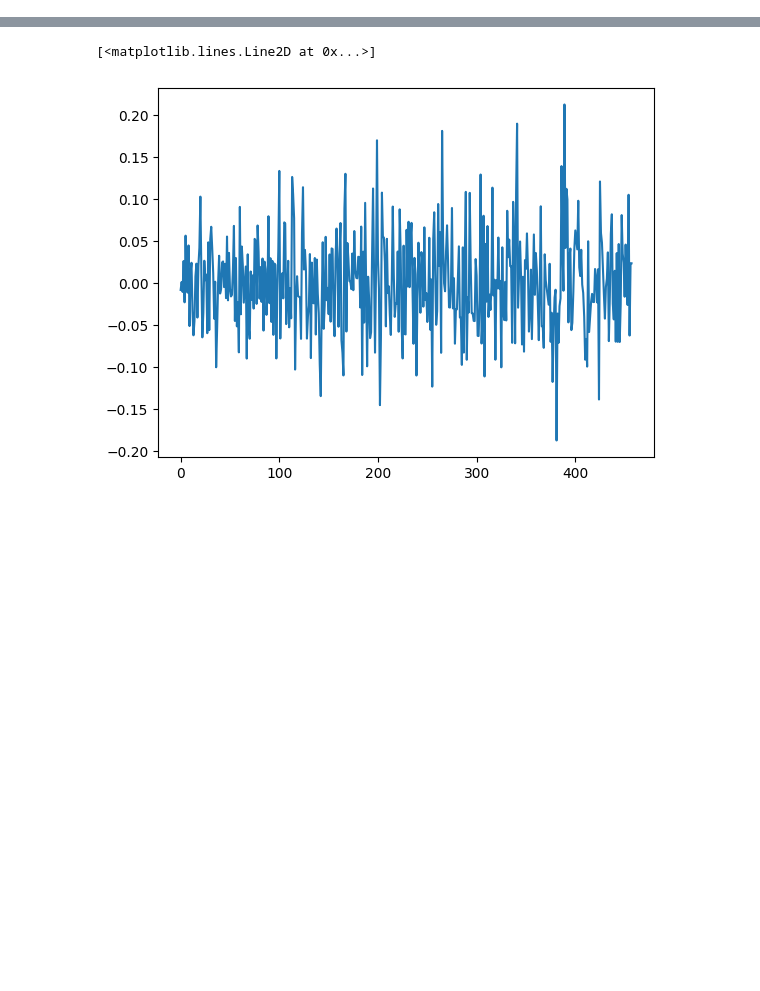
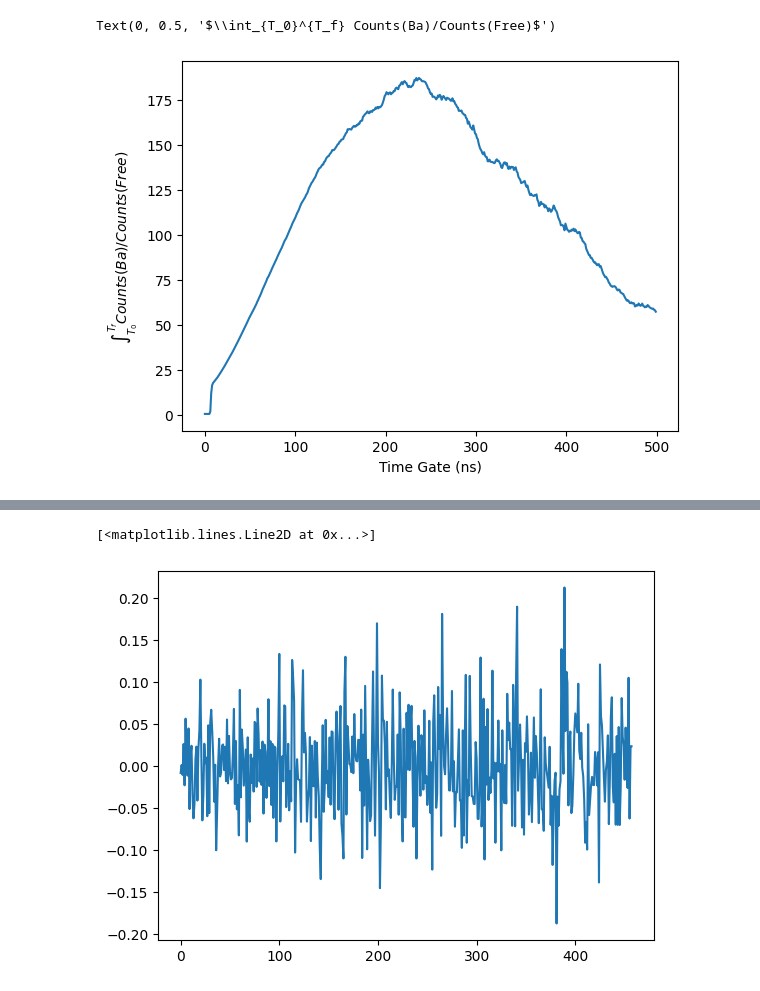
Before and after one commit to MikelElorza/Data-analysis, a Jupyter notebook: Narrow field/Analisis_ptu.ipynb, the cells around one changed output, grey strips where cells are left out. Saved outputs shown, nothing was run; the diff lists cells and outputs as text; code cells hidden in the pictures; blank space fills up the shorter version.

```diff
--- a/Narrow field/Analisis_ptu.ipynb
+++ b/Narrow field/Analisis_ptu.ipynb
@@ -72 +72,23 @@ plt.legend()
+# %%
+def cumulative(counts):
+    cumul=np.array([])
+    for i,c in enumerate(counts):
+        s=np.sum(counts[i:])
+        cumul=np.append(cumul,s)
+    return cumul
+# %%
+Tint=300
+dr=59
+dc=dr*Tint
+dc_bin=(edges1[1]-edges1[0])/(edges1[-1])*dc
+freecumul=cumulative(countsf0-dc_bin)
+Bacumul=cumulative(countsb0-dc_bin)
+# %%
+plt.plot((Bacumul/freecumul)[0:500])
+plt.yscale('linear')
+plt.xlabel('Time Gate (ns)')
+plt.ylabel('$\int_{T_0}^{T_f} Counts(Ba)/Counts(Free)$')
+# %% [output]
+Text(0, 0.5, '$\\int_{T_0}^{T_f} Counts(Ba)/Counts(Free)$')
+[figure, added]
 # %%
```
Also changed, not shown: parts of 5 cells of this notebook, 54 other files.
